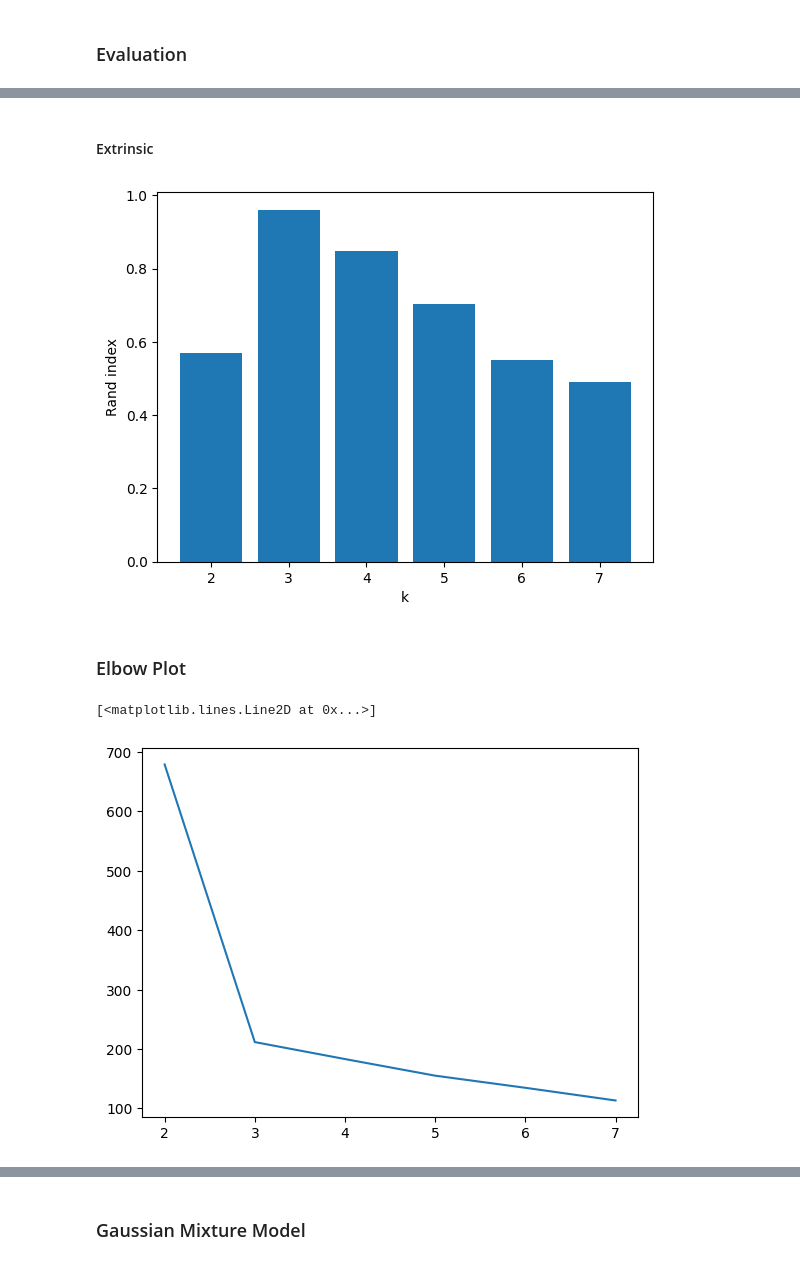
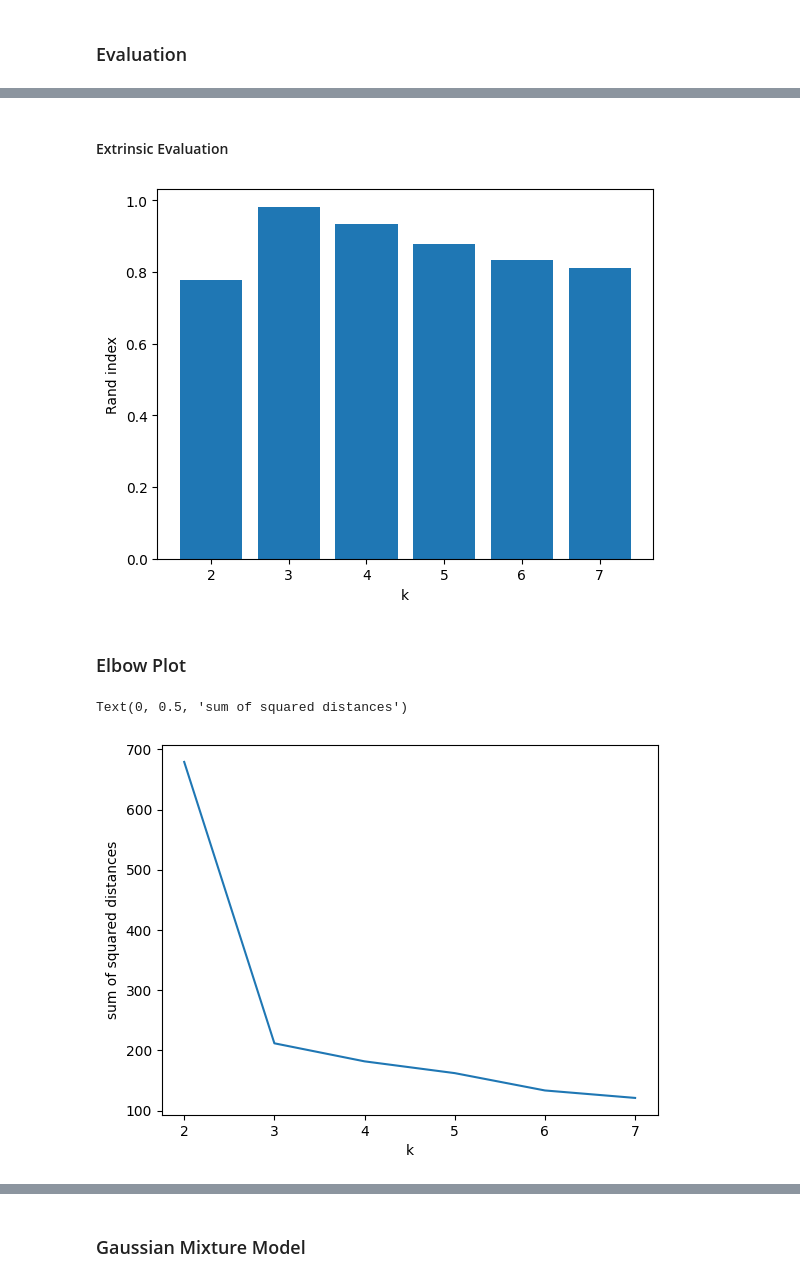
Before and after one commit to hpi-dhc/dm4dh-2023, a Jupyter notebook: 7_Clustering.ipynb, the cells around one changed output, grey strips where cells are left out. Saved outputs shown, nothing was run; the diff lists cells and outputs as text; code cells hidden in the pictures.

Commit message:
Clustering NB

```diff
--- a/7_Clustering.ipynb
+++ b/7_Clustering.ipynb
@@ -86,22 +89,25 @@ plt.show()
 # %% [markdown]
-#### Extrinsic
+#### Extrinsic Evaluation
 # %%
-from sklearn.metrics import adjusted_rand_score
+from sklearn.metrics import rand_score
 
-scores = [adjusted_rand_score(y, k_means_models[k].labels_) for k in ks]
+scores = [rand_score(y, k_means_models[k].labels_) for k in ks]
 plt.bar(ks, scores)
 plt.xlabel('k')
 plt.ylabel('Rand index')
 plt.show()
 # %% [output]
-[figure, old version]
+[figure, new version]
 # %% [markdown]
 ### Elbow Plot
 # %%
+# Note: in scikit-learn inertia refers to the sum of squared distances of samples to their closest cluster center
 sum_of_squared_distances = [k_means_models[k].inertia_ for k in ks]
 plt.plot(ks, sum_of_squared_distances)
+plt.xlabel('k')
+plt.ylabel('sum of squared distances')
 # %% [output]
-[<matplotlib.lines.Line2D at 0x...>]
+Text(0, 0.5, 'sum of squared distances')
-[figure, old version]
+[figure, new version]
 # %%
 best_model = k_means_models[3]
```
Also changed, not shown: parts of 27 cells of this notebook.
